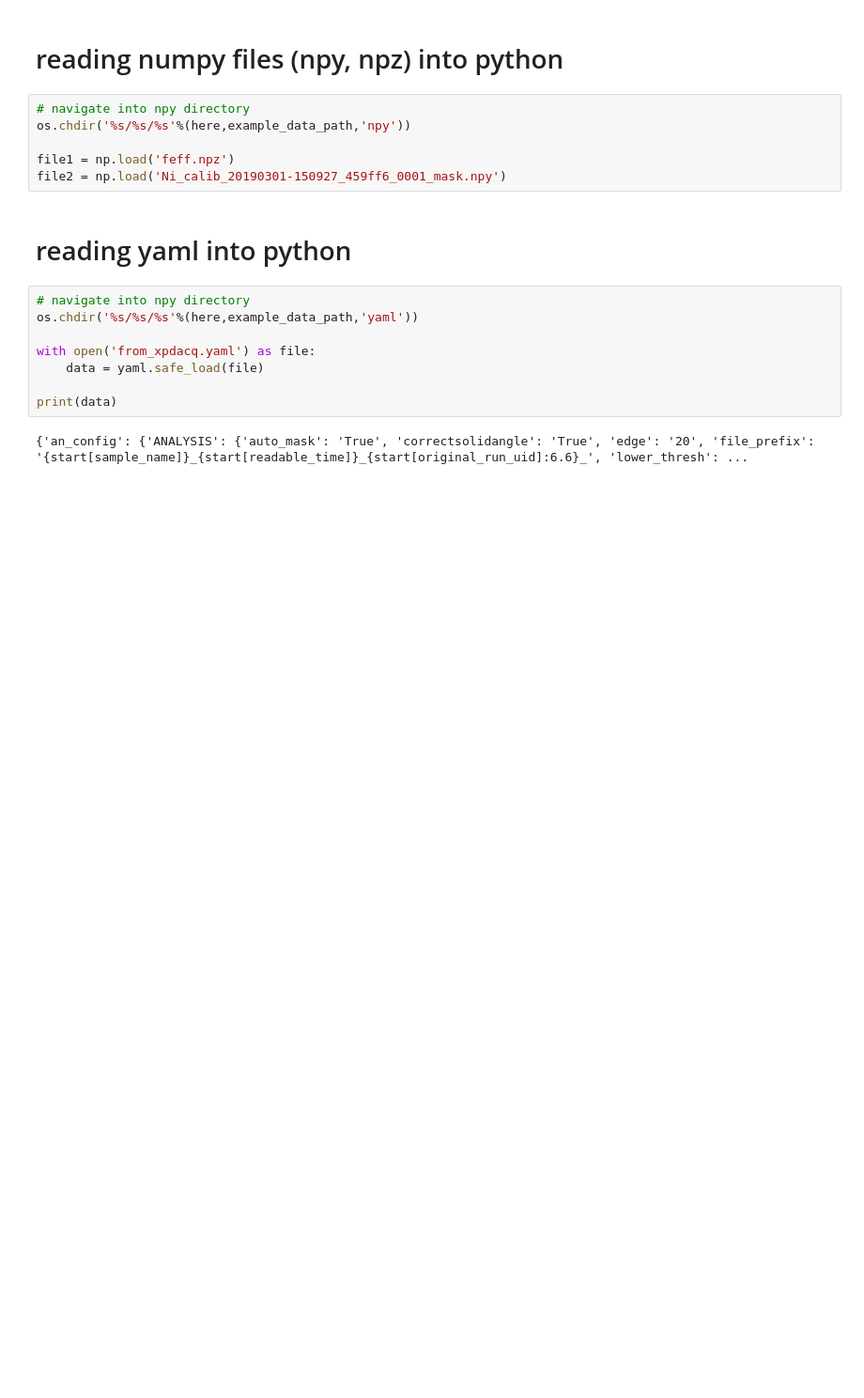
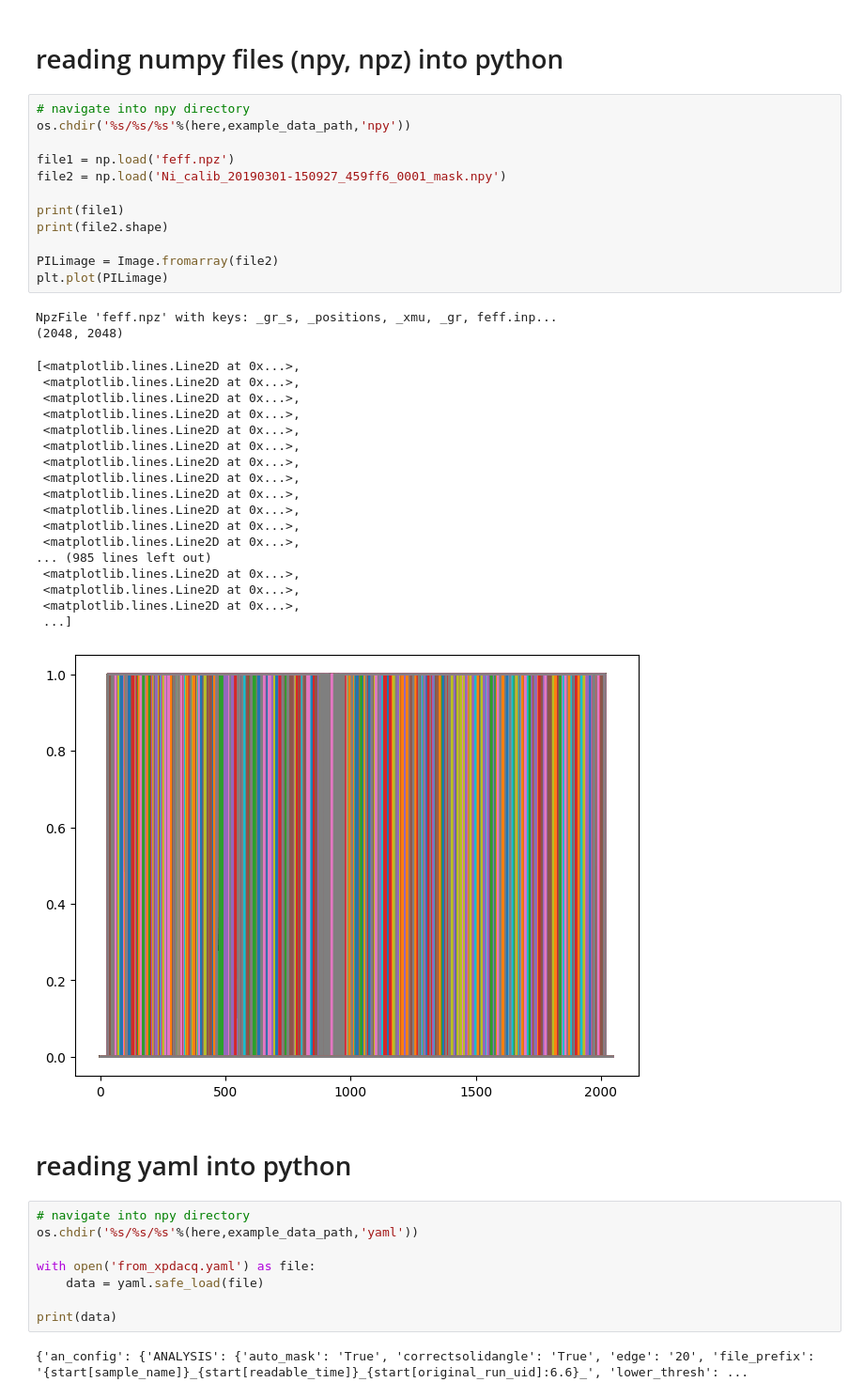
Before and after one commit to MehmetTopsakal/pySULI, a Jupyter notebook: notebooks/000.read_research_data_into_python.ipynb, the cells around one changed output. Shown at 94% size. Saved outputs shown, nothing was run; the diff lists cells and outputs as text; blank space fills up the shorter version.

```diff
--- a/notebooks/000.read_research_data_into_python.ipynb
+++ b/notebooks/000.read_research_data_into_python.ipynb
@@ -192,9 +269,36 @@ Keys of value corresponding to 'instrument':  ['NDAttributes', 'detector', 'perf
 # %%
 # navigate into npy directory
 os.chdir('%s/%s/%s'%(here,example_data_path,'npy'))
 
 file1 = np.load('feff.npz')
 file2 = np.load('Ni_calib_20190301-150927_459ff6_0001_mask.npy')
+
+print(file1)
+print(file2.shape)
+
+PILimage = Image.fromarray(file2)
+plt.plot(PILimage)
+# %% [output]
+NpzFile 'feff.npz' with keys: _gr_s, _positions, _xmu, _gr, feff.inp...
+(2048, 2048)
+[<matplotlib.lines.Line2D at 0x...>,
+ <matplotlib.lines.Line2D at 0x...>,
+ <matplotlib.lines.Line2D at 0x...>,
+ <matplotlib.lines.Line2D at 0x...>,
+ <matplotlib.lines.Line2D at 0x...>,
+ <matplotlib.lines.Line2D at 0x...>,
+ <matplotlib.lines.Line2D at 0x...>,
+ <matplotlib.lines.Line2D at 0x...>,
+ <matplotlib.lines.Line2D at 0x...>,
+ <matplotlib.lines.Line2D at 0x...>,
+ <matplotlib.lines.Line2D at 0x...>,
+ <matplotlib.lines.Line2D at 0x...>,
+... (985 lines left out)
+ <matplotlib.lines.Line2D at 0x...>,
+ <matplotlib.lines.Line2D at 0x...>,
+ <matplotlib.lines.Line2D at 0x...>,
+ ...]
+[figure, added]
 # %% [markdown]
 # reading yaml into python
 # %%
```
Also changed, not shown: parts of 7 cells of this notebook.
